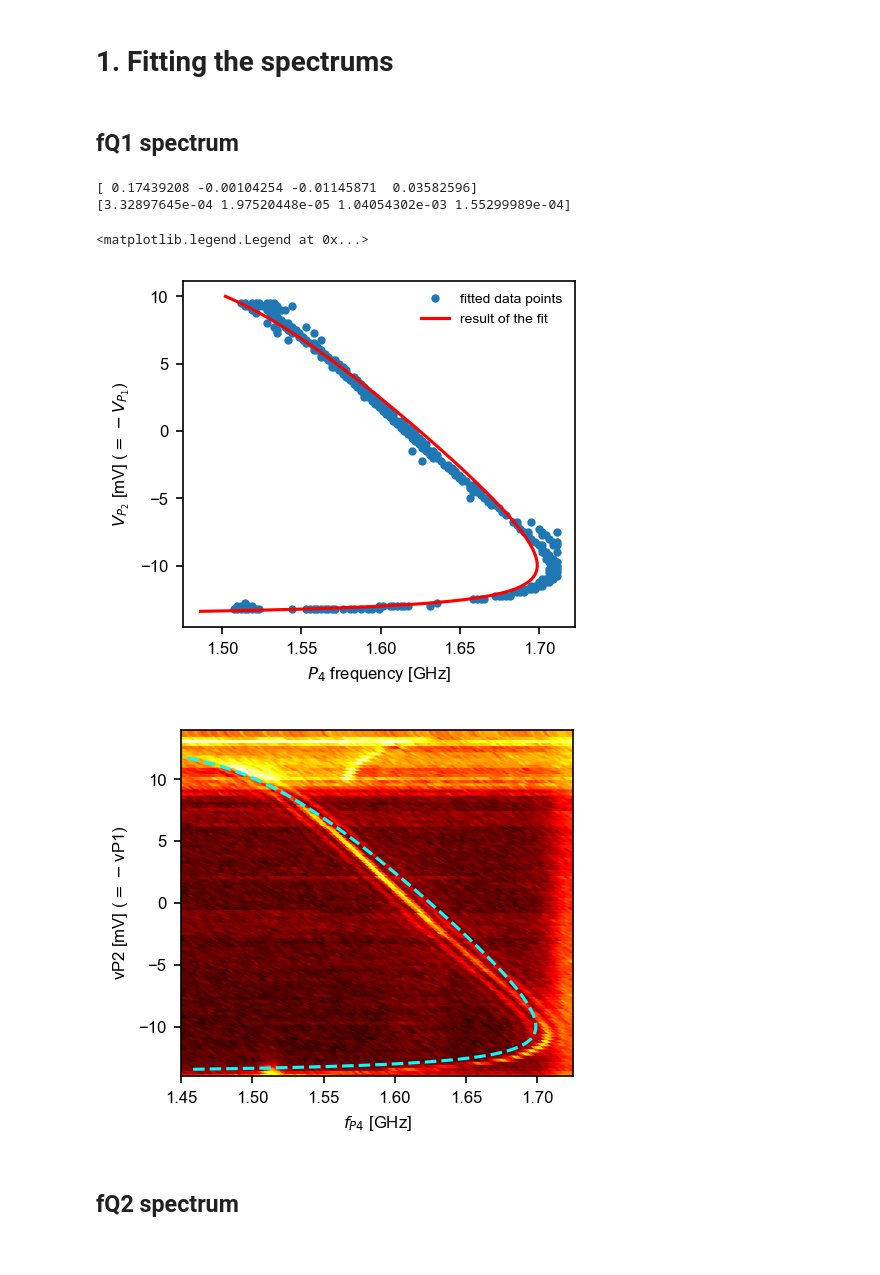
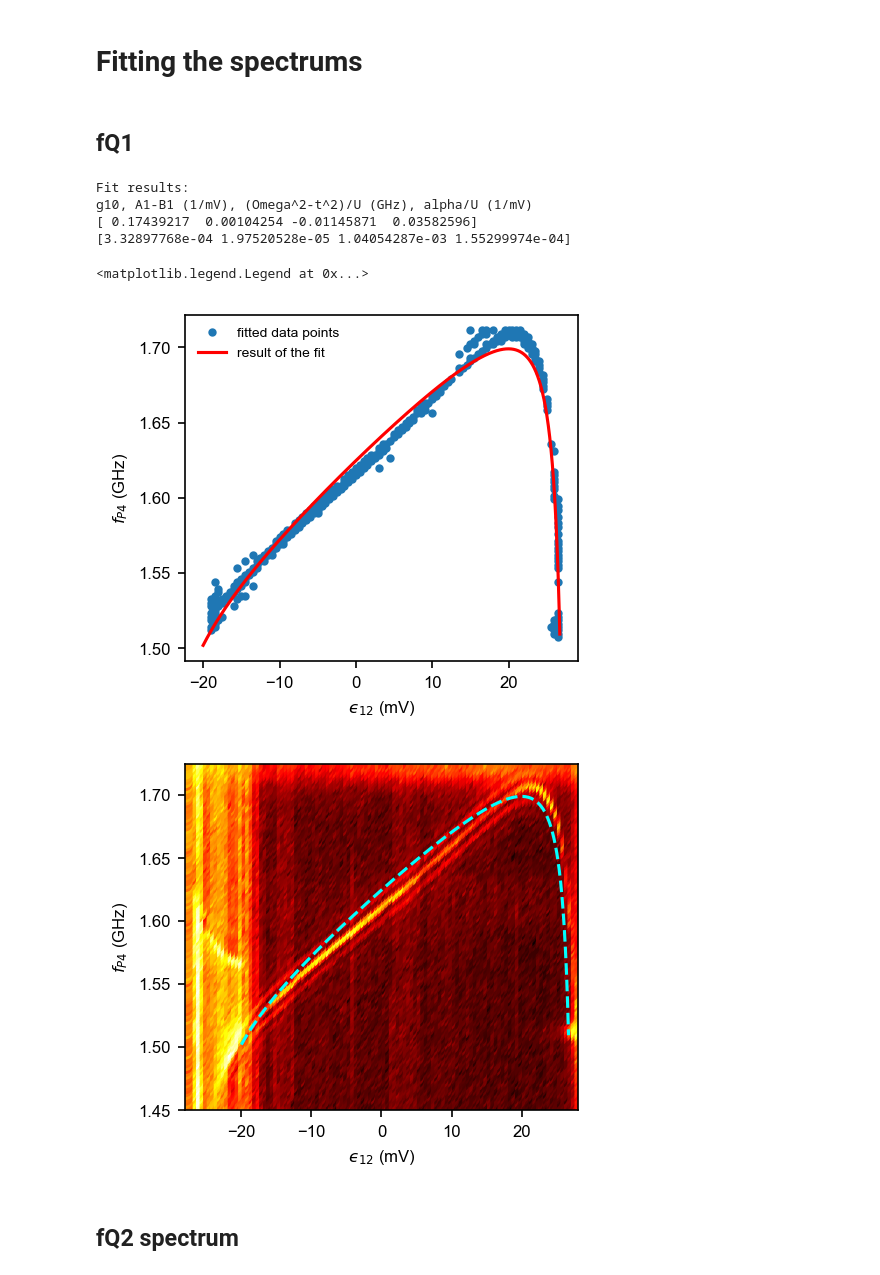
Before and after one commit to valentinjohn/bichromatic-driving, a Jupyter notebook: Fitting_the_anticrossings.ipynb, the cells around one changed output. Cells and saved outputs as stored; diff of their text form; code cells hidden in the pictures.

```diff
--- a/Fitting_the_anticrossings.ipynb
+++ b/Fitting_the_anticrossings.ipynb
@@ -37,4 +8,4 @@ fq2b=2.714
 # %% [markdown]
-# 1. Fitting the spectrums
+# Fitting the spectrums
 # %% [markdown]
-## fQ1 spectrum
+## fQ1
@@ -68,5 +12,5 @@ def merge_lists(x1, x2, y1, y2):  #to not count twice the resonance points, whic
 # %%
-data_fq1=loadtxt('vPdetuning_set_frequency_set.dat')  #load in the data of fq1 resonance frequency
+data_fq1=np.loadtxt('vPdetuning_set_frequency_set.dat')  #load in the data of fq1 resonance frequency
 fp4=data_fq1[:,1]*10**(-9)
 VP2=data_fq1[:,0]
 p=data_fq1[:,2]
@@ -88,19 +32,20 @@ for i in range(len(p)):        #This is where we search for the resonant points
                         fp4_fit.append(fp4[i])        #store the points
                         VP2_fit.append(VP2[i])
                         p_fit.append(p[i])
-fp4_fit=array(fp4_fit)
-VP2_fit=array(VP2_fit)
-p_fit=array(p_fit)
+fp4_fit=np.array(fp4_fit)
+VP2_fit=np.array(VP2_fit)
+p_fit=np.array(p_fit)
+eps12_fit=-2*VP2_fit
 
-def fq1_fit(VP2,g10,c1,d,a):   #theoretical function for fQ1
-    return muB*B*(g10+c1*VP2)+2*d*1/(1-4*a**2*VP2**2)
+popt,pcov=curve_fit(fq1_fit,eps12_fit,fp4_fit,p0=[0.18,0.0017,-0.05,0.032],maxfev=100000) #we fit the data points
+perr=np.sqrt(np.diag(pcov))
 
-popt,pcov=curve_fit(fq1_fit,VP2_fit,fp4_fit,p0=[0.18,-0.0017,-0.05,0.032],maxfev=100000) #we fit the data points
-perr=sqrt(diag(pcov))
+print('Fit results:')
+print('g10, A1-B1 (1/mV), (Omega^2-t^2)/U (GHz), alpha/U (1/mV)')
 print(popt)
 print(perr)
 
-gamma=popt[2]
+gamma=popt[2]    #store fitting parameters
 dgamma=perr[2]
 g10=popt[0]
 c1=popt[1]
@@ -108,47 +53,48 @@ d=popt[2]
 aU=popt[3]*10**(-3)
 a=popt[3]
 
-plot(fp4_fit,VP2_fit,linestyle='',marker='.',label='fitted data points')   #plot the found resonance points
+plt.plot(eps12_fit,fp4_fit,linestyle='',marker='.',label='fitted data points')   #plot the found resonance points
 
-x=linspace(-13.4,10,5000)
-plot(fq1_fit(x,popt[0],popt[1],popt[2],1.00*popt[3]),x,color='red',label='result of the fit')  #plot the result
-#plot(fq1(x,0.18,-0.0017,-0.05,0.032),x,label='random')
+x=np.linspace(-20,26.7,5000)
+plt.plot(x,fq1_fit(x,popt[0],popt[1],popt[2],1.00*popt[3]),color='red',label='result of the fit')  #plot the result
 
-xlabel(r'$P_4$ frequency [GHz]')
-ylabel(r'$V_{P_2}$ [mV] ($=-V_{P_1}$)')
-legend()
+plt.ylabel(r'$f_{P4}$ (GHz)')
+plt.xlabel(r'$ϵ_{12}$ (mV)')
+plt.legend()
 # %% [output]
-[ 0.17439208 -0.00104254 -0.01145871  0.03582596]
-[3.32897645e-04 1.97520448e-05 1.04054302e-03 1.55299989e-04]
+Fit results:
+g10, A1-B1 (1/mV), (Omega^2-t^2)/U (GHz), alpha/U (1/mV)
+[ 0.17439217  0.00104254 -0.01145871  0.03582596]
+[3.32897768e-04 1.97520528e-05 1.04054287e-03 1.55299974e-04]
 <matplotlib.legend.Legend at 0x...>
-[figure, old version]
+[figure, new version]
 # %%
+#draw the fit result on the colormap
 fig, ax = plt.subplots()
 
 fp4_r = np.reshape(fp4,(113, 121))
 VP2_r = np.reshape(VP2,(113, 121))
 p_r = np.reshape(p,(113, 121))
 
-rbf = scipy.interpolate.Rbf(fp4_r, VP2_r, p_r, function='linear')
+rbf = scipy.interpolate.Rbf(-2*VP2_r,fp4_r,p_r, function='linear')
 
 zi = rbf(fp4_r, VP2_r)
-
 
 plt.imshow(zi, vmin=p_r.min(), vmax=p_r.max(), origin='lower',aspect='auto',
            extent=[fp4_r.min(), fp4_r.max(), VP2_r.min(), VP2_r.max()])
 
-plt.scatter(fp4_r, VP2_r, c=p_r,cmap='hot')  #plot the colormap, to see the result of the fitting
-x=linspace(-13.45,12.5,5000)
-xlim(min(fp4),max(fp4))
-ylim(min(VP2),max(VP2))
-plot(fq1_fit(x,popt[0],popt[1],popt[2],popt[3]),x,linestyle='dashed',color='cyan')  #plot the result of the fit
+plt.scatter(-2*VP2_r,fp4_r, c=p_r,cmap='hot')  #plot the colormap, to see the result of the fitting
+x=np.linspace(-20,26.7,5000)
+ax.set_ylim(min(fp4),max(fp4))
+ax.set_xlim(-2*max(VP2),-2*min(VP2))
+ax.plot(x,fq1_fit(x,popt[0],popt[1],popt[2],popt[3]),linestyle='dashed',color='cyan')  #plot the result of the fit
 
-xlabel(r'$f_{P4}$ [GHz]')
-ylabel(r'vP2 [mV] ($=-$vP1)')
-fig.savefig('fq1-VP2.png', format='png', dpi=500,bbox_inches="tight")
-fig.savefig('fq1-VP2.pdf', format='pdf', dpi=500,bbox_inches="tight")
+ax.set_ylabel(r'$f_{P4}$ (GHz)')
+ax.set_xlabel(r'$ϵ_{12}$ (mV)')
+fig.savefig('fq1-eps12.png', format='png', dpi=500,bbox_inches="tight")
+fig.savefig('fq1-eps12.pdf', format='pdf', dpi=500,bbox_inches="tight")
 # %% [output]
-[figure, old version]
+[figure, new version]
 # %% [markdown]
 ## fQ2 spectrum
 # %% [markdown]
```
Also changed, not shown: parts of 147 cells of this notebook, 3 other files.
